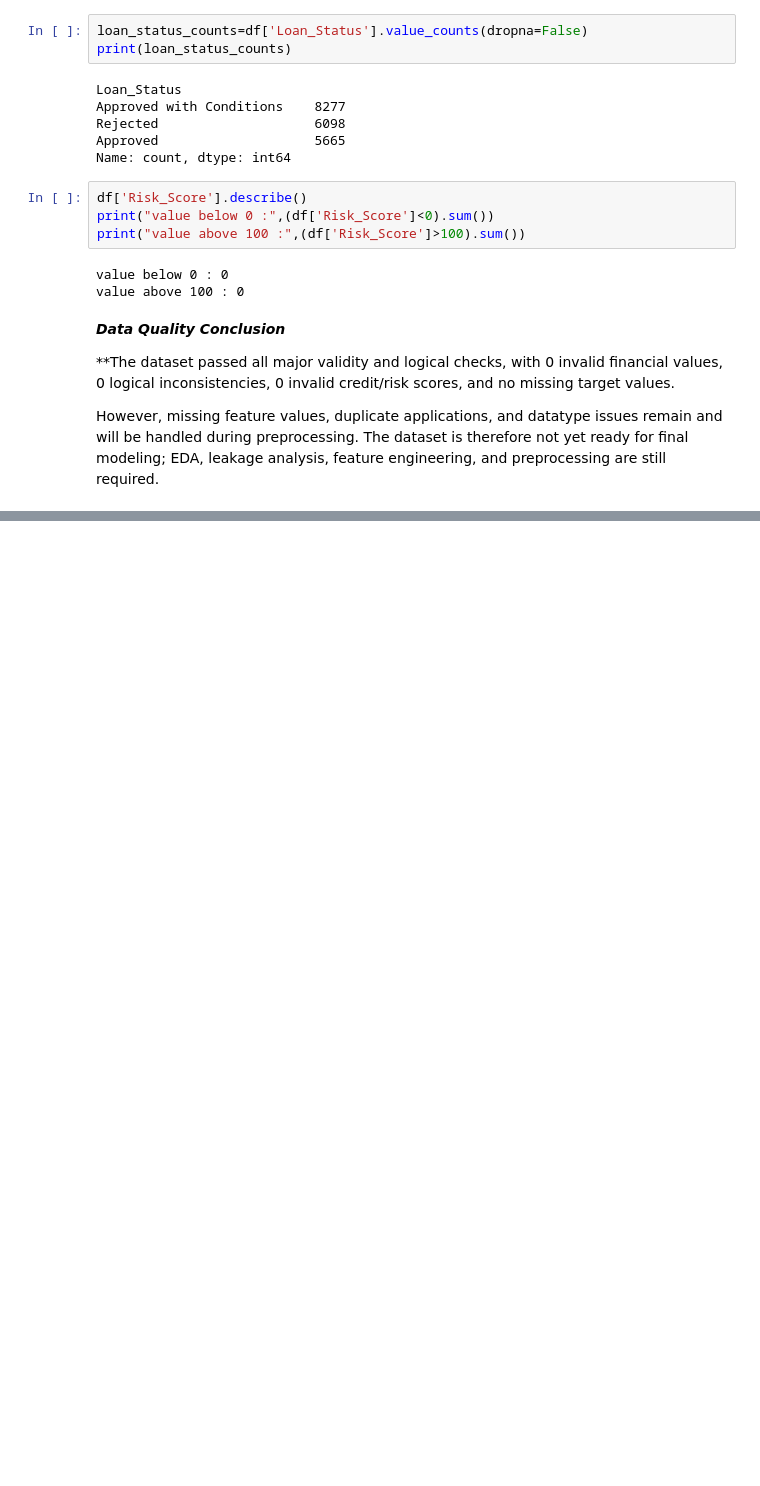
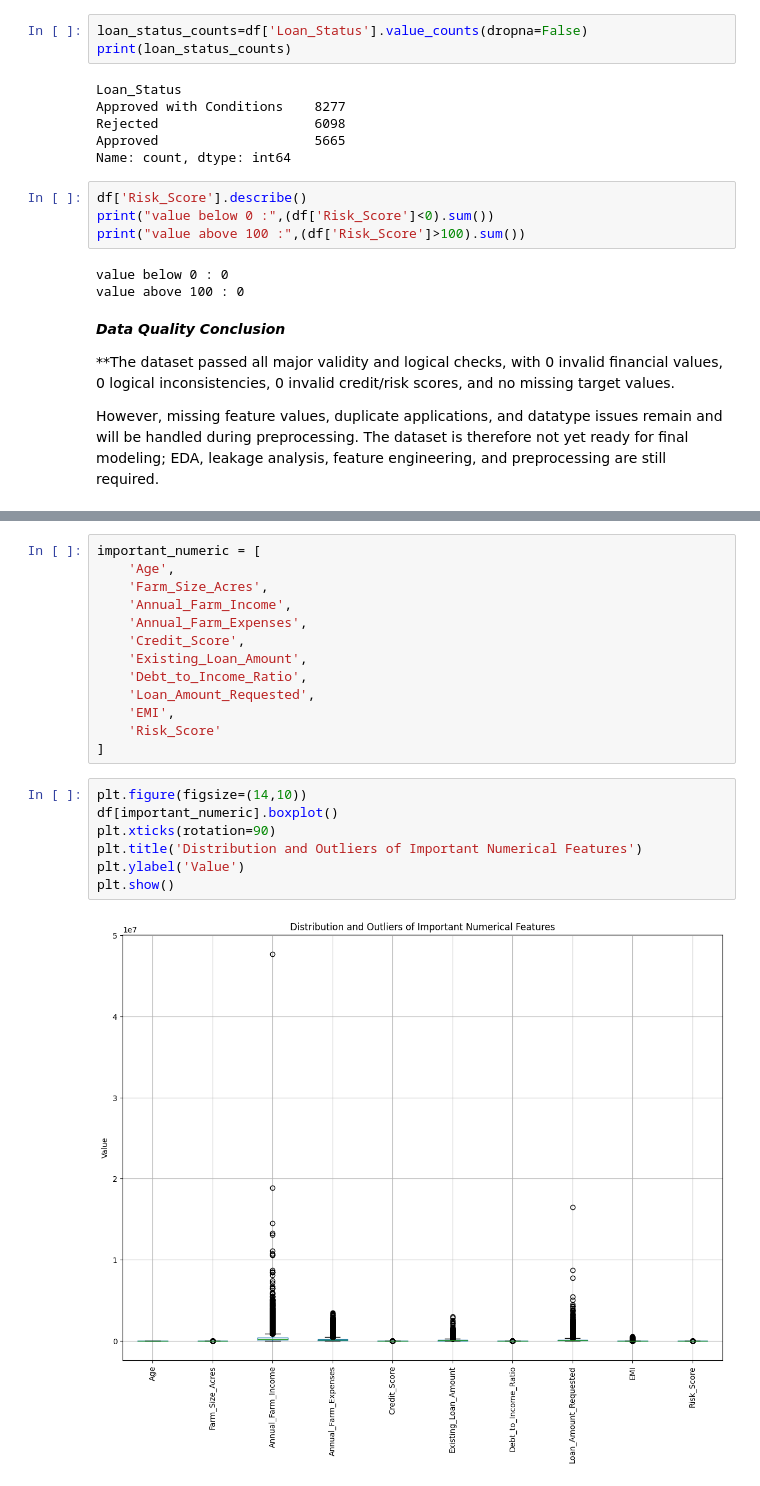
Before and after one commit to Nikhilsankhyan0/Agrisheild-AI, a Jupyter notebook: AgriSheildAI.ipynb, the cells around one changed output, grey strips where cells are left out. Saved outputs shown, nothing was run; the diff lists cells and outputs as text; blank space fills up the shorter version.

```diff
--- a/AgriSheildAI.ipynb
+++ b/AgriSheildAI.ipynb
@@ -529,0 +582,22 @@ However, missing feature values, duplicate applications, and datatype issues rem
+# %%
+important_numeric = [
+    'Age',
+    'Farm_Size_Acres',
+    'Annual_Farm_Income',
+    'Annual_Farm_Expenses',
+    'Credit_Score',
+    'Existing_Loan_Amount',
+    'Debt_to_Income_Ratio',
+    'Loan_Amount_Requested',
+    'EMI',
+    'Risk_Score'
+]
+# %%
+plt.figure(figsize=(14,10))
+df[important_numeric].boxplot()
+plt.xticks(rotation=90)
+plt.title('Distribution and Outliers of Important Numerical Features')
+plt.ylabel('Value')
+plt.show()
+# %% [output]
+[figure, added]
```
Also changed, not shown: parts of 40 cells of this notebook.
